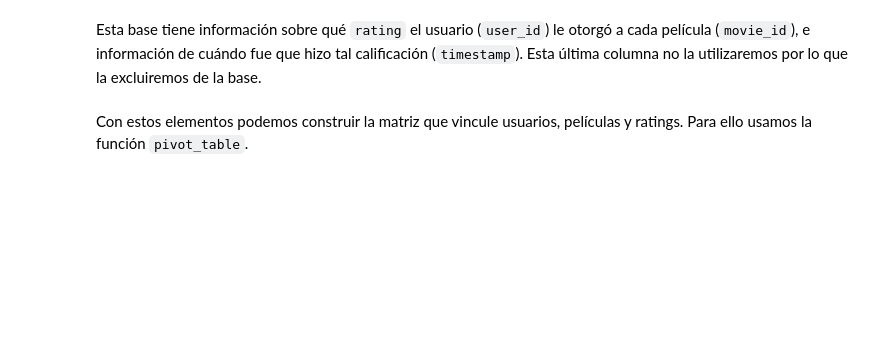
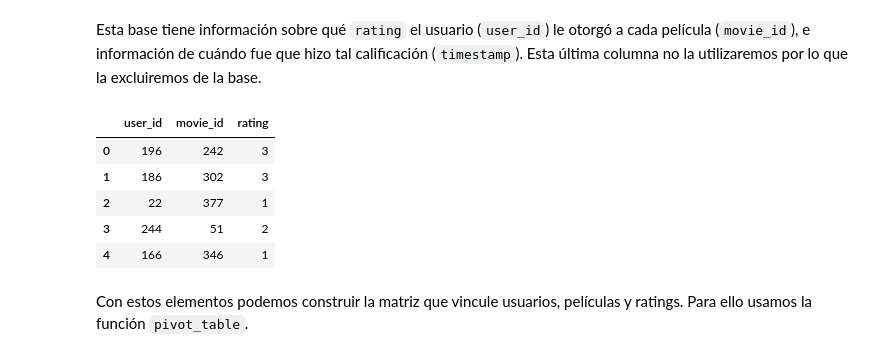
Before and after one commit to ignaciomsarmiento/IAMD, a Jupyter notebook: Rec_Usuarios/Rec_Systems.ipynb, the cells around one changed output. Cells and saved outputs as stored; diff of their text form; code cells hidden in the pictures; blank space fills up the shorter version.

```diff
--- a/Rec_Usuarios/Rec_Systems.ipynb
+++ b/Rec_Usuarios/Rec_Systems.ipynb
@@ -285,6 +397,15 @@ ratings.head()
 Esta base tiene información sobre qué `rating` el usuario (`user_id`) le otorgó a cada película (`movie_id`), e información de cuándo fue que hizo tal calificación (`timestamp`). Esta última columna no la utilizaremos por lo que la excluiremos de la base.
 # %%
 # Quitamos la columna timestamp
+ratings = ratings.drop('timestamp', axis=1)
+ratings.head()
+# %% [output]
+|  | user_id | movie_id | rating |
+| 0 | 196 | 242 | 3 |
+| 1 | 186 | 302 | 3 |
+| 2 | 22 | 377 | 1 |
+| 3 | 244 | 51 | 2 |
+| 4 | 166 | 346 | 1 |
 # %% [markdown]
 Con estos elementos podemos construir la matriz que vincule usuarios, películas y ratings. Para ello usamos la función `pivot_table`.
 # %%
```
Also changed, not shown: parts of 36 cells of this notebook, 6 other files.
